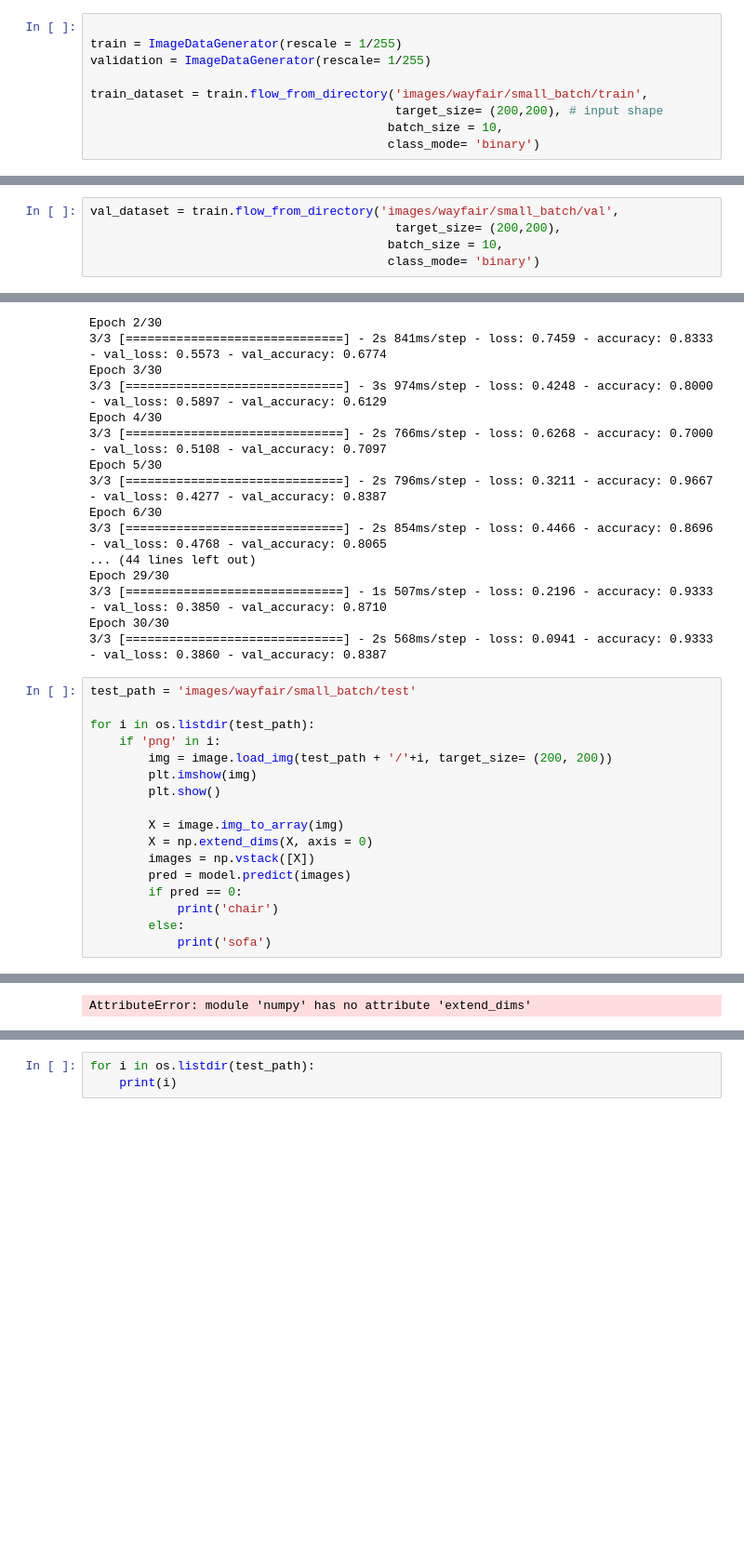
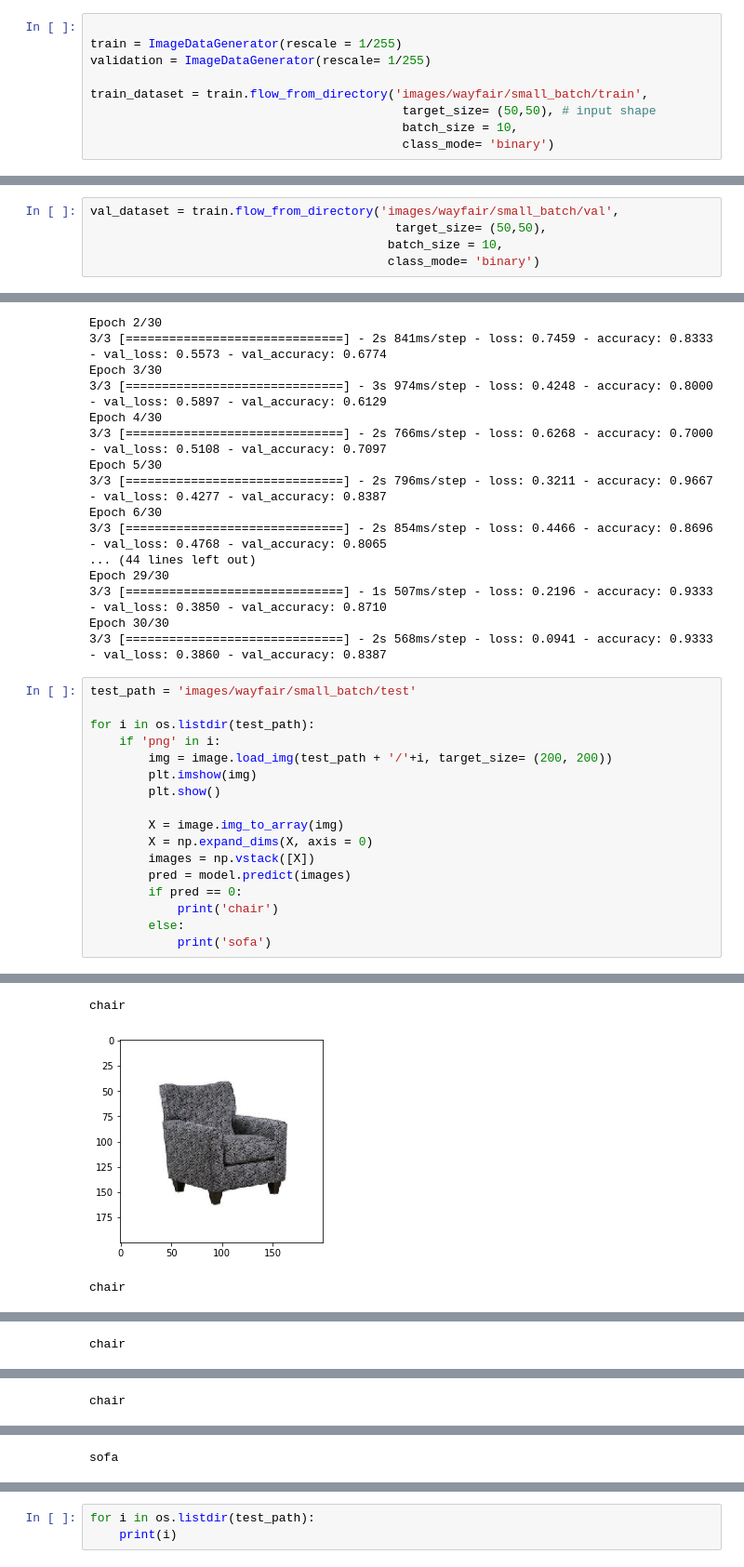
Before and after one commit to baharbiazar/image_search_engine, a Jupyter notebook: data_prep.ipynb, the cells around one changed output, grey strips where cells are left out. Shown at 93% size. Saved outputs shown, nothing was run; the diff lists cells and outputs as text; blank space fills up the shorter version.

```diff
--- a/data_prep.ipynb
+++ b/data_prep.ipynb
@@ -52,14 +52,14 @@ train = ImageDataGenerator(rescale = 1/255)
 validation = ImageDataGenerator(rescale= 1/255)
 
 train_dataset = train.flow_from_directory('images/wayfair/small_batch/train',
-                                          target_size= (200,200), # input shape
-                                         batch_size = 10,
-                                         class_mode= 'binary')
+                                           target_size= (50,50), # input shape
+                                           batch_size = 10,
+                                           class_mode= 'binary')
 # %% [output]
 Found 253 images belonging to 2 classes.
 # %%
 val_dataset = train.flow_from_directory('images/wayfair/small_batch/val',
-                                          target_size= (200,200),
+                                          target_size= (50,50),
                                          batch_size = 10,
                                          class_mode= 'binary')
 # %% [output]
@@ -126,20 +126,22 @@ Epoch 30/30
 # %%
 test_path = 'images/wayfair/small_batch/test'
 
 for i in os.listdir(test_path):
     if 'png' in i:
         img = image.load_img(test_path + '/'+i, target_size= (200, 200))
         plt.imshow(img)
         plt.show()
 
         X = image.img_to_array(img)
-        X = np.extend_dims(X, axis = 0)
+        X = np.expand_dims(X, axis = 0)
         images = np.vstack([X])
         pred = model.predict(images)
         if pred == 0:
             print('chair')
         else:
             print('sofa')
 # %% [output]
 [figure]
-AttributeError: module 'numpy' has no attribute 'extend_dims'
+chair
+[figure, added]
+chair
@@ -145,0 +149 @@ AttributeError: module 'numpy' has no attribute 'extend_dims'
+chair
@@ -145,0 +151 @@ AttributeError: module 'numpy' has no attribute 'extend_dims'
+chair
@@ -145,0 +153 @@ AttributeError: module 'numpy' has no attribute 'extend_dims'
+sofa
```
Also changed, not shown: parts of 15 cells of this notebook, 4 other files.
